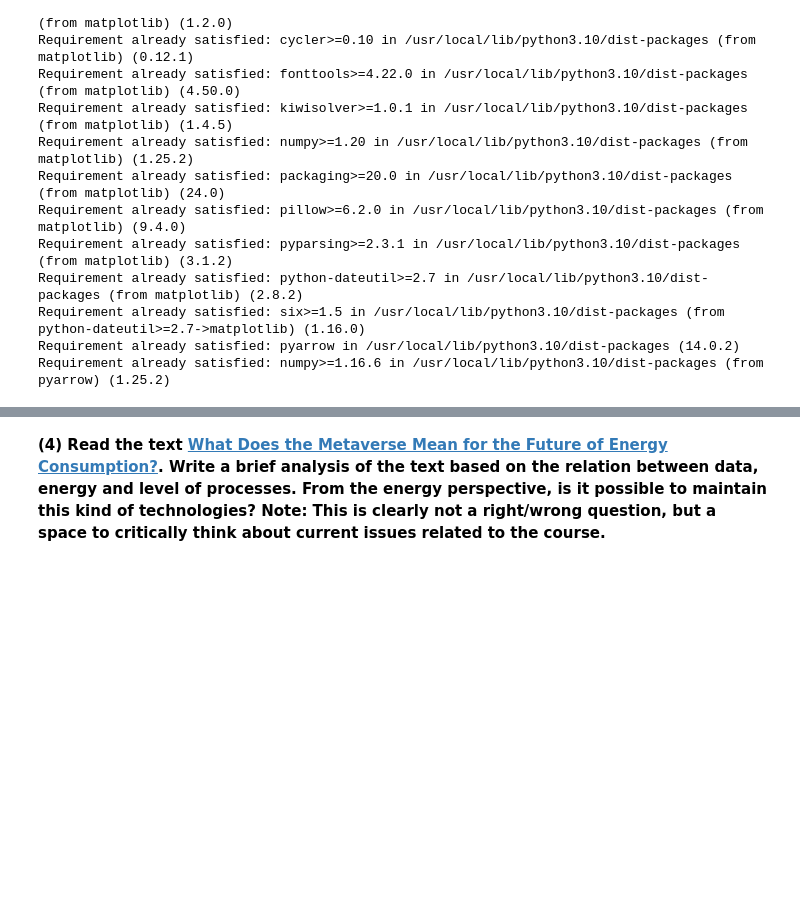
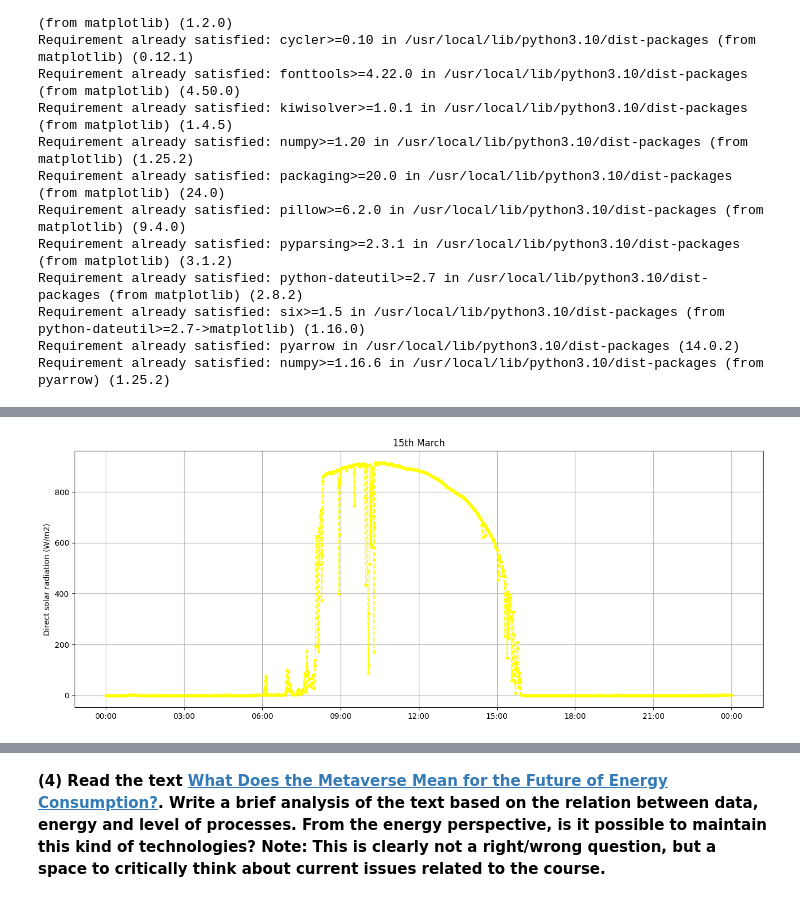
Before and after one commit to 3p10/intro-iot-systems, a Jupyter notebook: Week 2/homework-w2.ipynb, the cells around one changed output, grey strips where cells are left out. Cells and saved outputs as stored; diff of their text form; code cells hidden in the pictures; blank space fills up the shorter version.

```diff
--- a/Week 2/homework-w2.ipynb
+++ b/Week 2/homework-w2.ipynb
@@ -62,3 +62,19 @@ import pandas as pd
 # %%
 import warnings
 warnings.filterwarnings('ignore')
+# %%
+# Read the CSV file
+mar15 = pd.read_csv("15mar2023.csv",dayfirst=True,sep=",",
+                           header=0,decimal=b".",index_col=0,
+                           parse_dates= [[0, 1, 2, 3]],usecols=[0,1,2,3,5])
+
+mar15.info()
+
+jul15 = pd.read_csv("15jul2023.csv",dayfirst=True,sep=",",
+                           header=0,decimal=b".",index_col=0,
+                           parse_dates= [[0, 1, 2, 3]],usecols=[0,1,2,3,5])
+#rad_jul15.info()
+
+dec15 = pd.read_csv("14dec2022.csv",dayfirst=True,sep=",",
+                           header=0,decimal=b".",index_col=0,
+                           parse_dates= [[0, 1, 2, 3]],usecols=[0,1,2,3,5])
@@ -64,0 +90,12 @@ warnings.filterwarnings('ignore')
+# %%
+#Day1 (15th March 2023)
+fig, ax = plt.subplots(1,figsize=(16,6))
+plt.plot(mar15,color='yellow', marker='.',linestyle='--')
+plt.title("15th March")
+plt.ylabel("Direct solar radiation (W/m2)")
+plt.grid(True)
+xfmt = mdates.DateFormatter('%H:%M')
+ax.xaxis.set_major_formatter(xfmt)
+plt.show()
+# %% [output]
+[figure, added]
```
Also changed, not shown: parts of 7 cells of this notebook.
